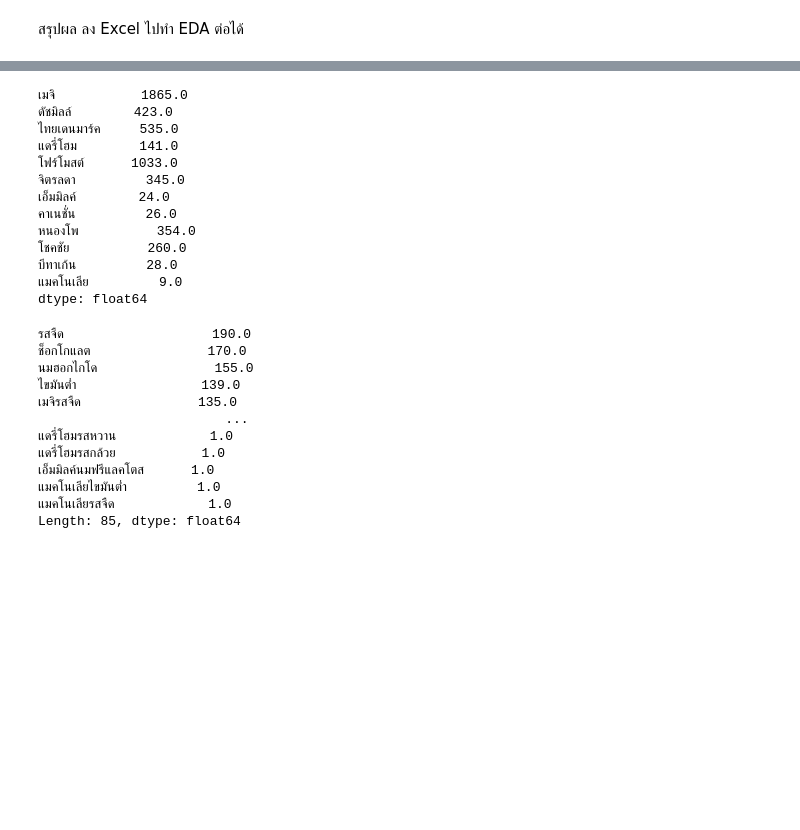
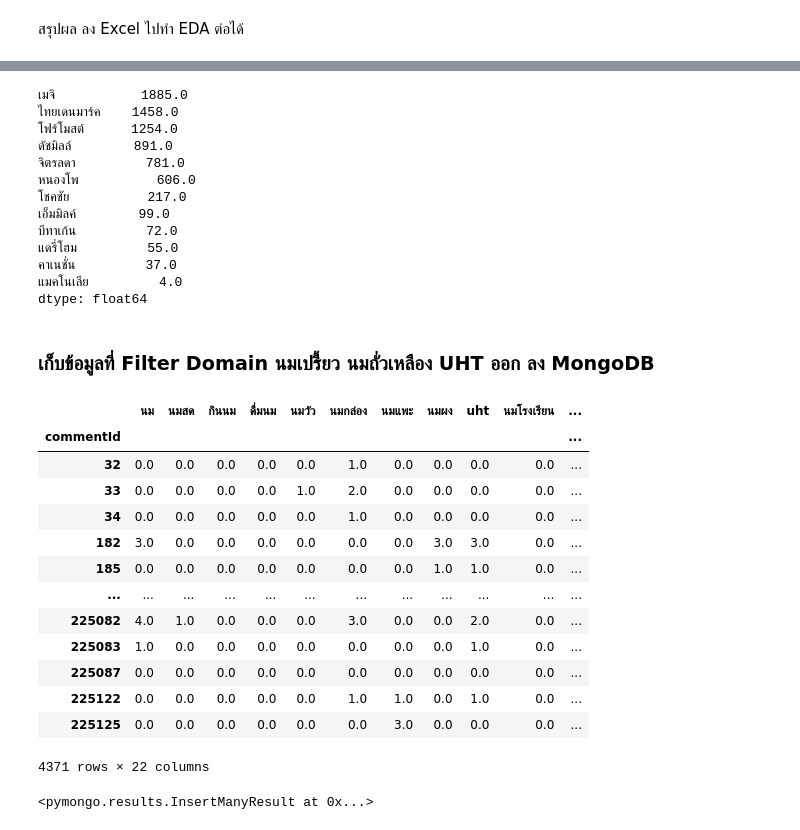
Before and after one commit to pacharapol4066/Product-Position-SNA, a Jupyter notebook: 03.EDA_Headline_Comments.ipynb, the cells around one changed output, grey strips where cells are left out. Saved outputs shown, nothing was run; the diff lists cells and outputs as text; code cells hidden in the pictures; blank space fills up the shorter version.

Commit message:
Update Text Filter

```diff
--- a/03.EDA_Headline_Comments.ipynb
+++ b/03.EDA_Headline_Comments.ipynb
@@ -327,5 +282,4 @@ avai_flavs = ['เมจิเมจิโกลด์','เมจิเมล
 # %%
 df_url_eda = df_join_url.copy()
-df_url_eda['mention_domain_count'] = df_url_eda['mention_domain'].apply(lambda x: 0 if x is None else len(x))
-df_url_eda['mention_product_count'] = df_url_eda['mention_product'].apply(lambda x: 0 if x is None else len(x))
-df_url_eda['mention_brand_count'] = df_url_eda['mention_brand'].apply(lambda x: 0 if x is None else len(x))
+df_url_eda['docs_mention_domain'] = df_url_eda['docs_mention_domain'].apply(lambda x: x if x is None else freq_brand(x))
+df_url_eda['docs_mention_brand'] = df_url_eda['docs_mention_brand'].apply(lambda x: x if x is None else freq_brand(x))
@@ -332,4 +293,4 @@ df_url_eda['mention_brand_count'] = df_url_eda['mention_brand'].apply(lambda x:
 # %%
-df_a = pd.concat([pd.DataFrame(s,columns=['w','c']).set_index('w') for s in df_final["mention_domain"]], axis=1, sort=False).fillna(0).T.set_index(df_final.index)
-df_b = pd.concat([pd.DataFrame(s,columns=['w','c']).set_index('w') for s in df_final["mention_brand"]], axis=1, sort=False).fillna(0).T.set_index(df_final.index)
-df_c = pd.concat([pd.DataFrame(s,columns=['w','c']).set_index('w') for s in df_final["mention_product"]], axis=1, sort=False).fillna(0).T.set_index(df_final.index)
+df_a = pd.concat([pd.DataFrame(s,columns=['w','c']).set_index('w') for s in df_url_eda["docs_mention_domain"]], axis=1, sort=False).fillna(0).T.set_index(df_url_eda.index)
+df_b = pd.concat([pd.DataFrame(s,columns=['w','c']).set_index('w') for s in df_url_eda["docs_mention_brand"]], axis=1, sort=False).fillna(0).T.set_index(df_url_eda.index)
+#df_c = pd.concat([pd.DataFrame(s,columns=['w','c']).set_index('w') for s in df_final["mention_product"]], axis=1, sort=False).fillna(0).T.set_index(df_final.index)
@@ -336,31 +317,35 @@ df_c = pd.concat([pd.DataFrame(s,columns=['w','c']).set_index('w') for s in df_f
 # %%
-df_b.sum()
+df_b.sum().sort_values(ascending=False)
 # %% [output]
-เมจิ           1865.0
-ดัชมิลล์        423.0
-ไทยเดนมาร์ค     535.0
-แดรี่โฮม        141.0
-โฟร์โมสต์      1033.0
-จิตรลดา         345.0
-เอ็มมิลค์        24.0
-คาเนชั่น         26.0
-หนองโพ          354.0
-โชคชัย          260.0
-บีทาเก้น         28.0
-แมคโนเลีย         9.0
+เมจิ           1885.0
+ไทยเดนมาร์ค    1458.0
+โฟร์โมสต์      1254.0
+ดัชมิลล์        891.0
+จิตรลดา         781.0
+หนองโพ          606.0
+โชคชัย          217.0
+เอ็มมิลค์        99.0
+บีทาเก้น         72.0
+แดรี่โฮม         55.0
+คาเนชั่น         37.0
+แมคโนเลีย         4.0
 dtype: float64
-# %%
-df_c.sum().sort_values(ascending=False)
-# %% [output]
-รสจืด                   190.0
-ช็อกโกแลต               170.0
-นมฮอกไกโด               155.0
-ไขมันต่ำ                139.0
-เมจิรสจืด               135.0
-                        ...
-แดรี่โฮมรสหวาน            1.0
-แดรี่โฮมรสกล้วย           1.0
-เอ็มมิลค์นมฟรีแลคโตส      1.0
-แมคโนเลียไขมันต่ำ         1.0
-แมคโนเลียรสจืด            1.0
-Length: 85, dtype: float64
+# %% [markdown]
+### เก็บข้อมูลที่ Filter Domain นมเปรี้ยว นมถั่วเหลือง UHT ออก ลง MongoDB
+# %%
+df_a[(df_a['นมเปรี้ยว']>0)|(df_a['uht']>0)|(df_a['นมกล่อง']>0)|(df_a['โยเกิร์ต']>0)]
+# %% [output]
+|  | นม | นมสด | กินนม | ดื่มนม | นมวัว | นมกล่อง | นมแพะ | นมผง | uht | นมโรงเรียน | ... |
+| commentId |  |  |  |  |  |  |  |  |  |  | ... |
+| 32 | 0.0 | 0.0 | 0.0 | 0.0 | 0.0 | 1.0 | 0.0 | 0.0 | 0.0 | 0.0 | ... |
+| 33 | 0.0 | 0.0 | 0.0 | 0.0 | 1.0 | 2.0 | 0.0 | 0.0 | 0.0 | 0.0 | ... |
+| 34 | 0.0 | 0.0 | 0.0 | 0.0 | 0.0 | 1.0 | 0.0 | 0.0 | 0.0 | 0.0 | ... |
+| 182 | 3.0 | 0.0 | 0.0 | 0.0 | 0.0 | 0.0 | 0.0 | 3.0 | 3.0 | 0.0 | ... |
+| 185 | 0.0 | 0.0 | 0.0 | 0.0 | 0.0 | 0.0 | 0.0 | 1.0 | 1.0 | 0.0 | ... |
+| ... | ... | ... | ... | ... | ... | ... | ... | ... | ... | ... | ... |
+| 225082 | 4.0 | 1.0 | 0.0 | 0.0 | 0.0 | 3.0 | 0.0 | 0.0 | 2.0 | 0.0 | ... |
+| 225083 | 1.0 | 0.0 | 0.0 | 0.0 | 0.0 | 0.0 | 0.0 | 0.0 | 1.0 | 0.0 | ... |
+| 225087 | 0.0 | 0.0 | 0.0 | 0.0 | 0.0 | 0.0 | 0.0 | 0.0 | 0.0 | 0.0 | ... |
+| 225122 | 0.0 | 0.0 | 0.0 | 0.0 | 0.0 | 1.0 | 1.0 | 0.0 | 1.0 | 0.0 | ... |
+| 225125 | 0.0 | 0.0 | 0.0 | 0.0 | 0.0 | 0.0 | 3.0 | 0.0 | 0.0 | 0.0 | ... |
+4371 rows × 22 columns
@@ -366,0 +374,6 @@ Length: 85, dtype: float64
+# %%
+col_claen.delete_many({})
+process_data = create_InsertMany_comments(df_process_comment)
+col_claen.insert_many(process_data)
+# %% [output]
+<pymongo.results.InsertManyResult at 0x...>
```
Also changed, not shown: parts of 55 cells of this notebook.
